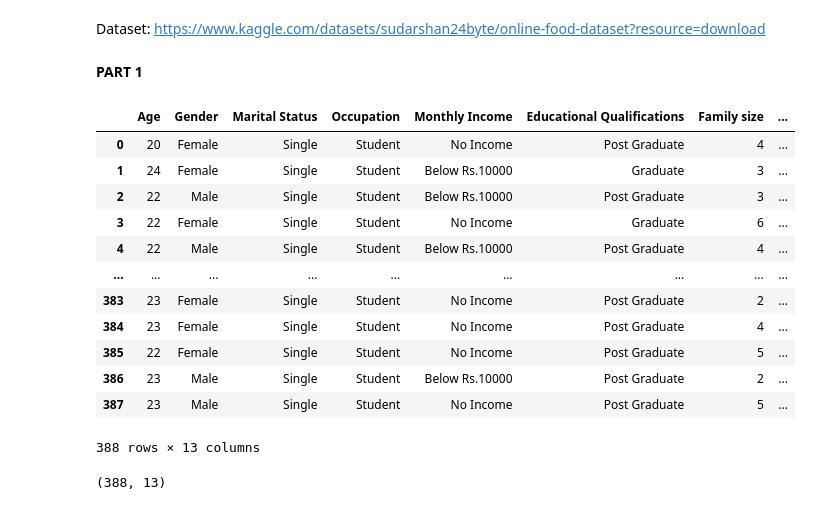
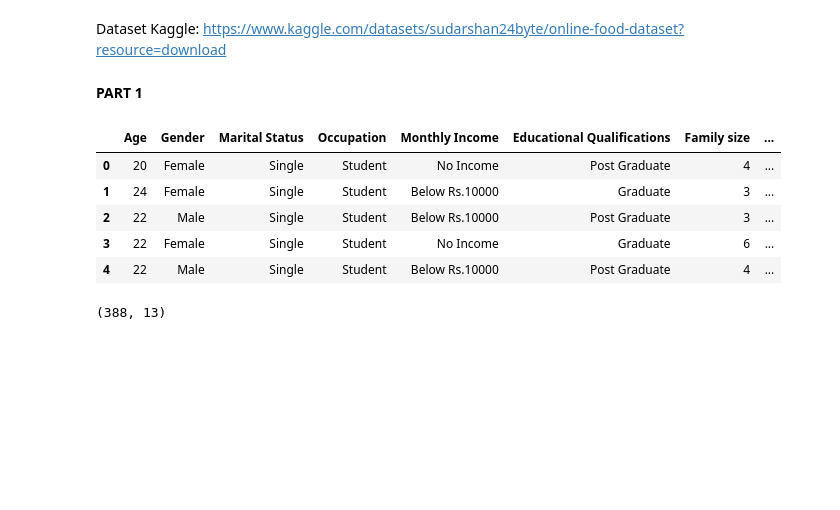
Before and after one commit to yommigold/NPower-Canada-JDA_Group_3, a Jupyter notebook: Group3_Online_Food.ipynb, the cells around one changed output. Drawn from its saved outputs; the diff is of its cells as text; code cells hidden in the pictures; blank space fills up the shorter version.

Commit message:
Added github data filepath

```diff
--- a/Group3_Online_Food.ipynb
+++ b/Group3_Online_Food.ipynb
@@ -1,7 +1,7 @@
 # %% [markdown]
 <a href="https://colab.research.google.com/github/yommigold/NPower-Canada-JDA_Group_3/blob/main/Group3_Online_Food.ipynb" target="_parent"><img src="https://colab.research.google.com/assets/colab-badge.svg" alt="Open In Colab"/></a>
 # %% [markdown]
-Dataset: https://www.kaggle.com/datasets/sudarshan24byte/online-food-dataset?resource=download
+Dataset Kaggle: https://www.kaggle.com/datasets/sudarshan24byte/online-food-dataset?resource=download
 # %% [markdown]
 **PART 1**
 # %%
@@ -11,25 +11,20 @@ import matplotlib.pyplot as plt
 import seaborn as sns
 import plotly.graph_objects as go
 from ctypes import alignment
-# %%
-# Load the data
-# filepath ='https://www.kaggle.com/datasets/sudarshan24byte/online-food-dataset?resource=download'
-food_data = pd.read_csv('onlinefoods.csv')
-food_data
-# %% [output]
-|  | Age | Gender | Marital Status | Occupation | Monthly Income | Educational Qualifications | Family size | ... |
-| 0 | 20 | Female | Single | Student | No Income | Post Graduate | 4 | ... |
-| 1 | 24 | Female | Single | Student | Below Rs.10000 | Graduate | 3 | ... |
-| 2 | 22 | Male | Single | Student | Below Rs.10000 | Post Graduate | 3 | ... |
-| 3 | 22 | Female | Single | Student | No Income | Graduate | 6 | ... |
-| 4 | 22 | Male | Single | Student | Below Rs.10000 | Post Graduate | 4 | ... |
-| ... | ... | ... | ... | ... | ... | ... | ... | ... |
-| 383 | 23 | Female | Single | Student | No Income | Post Graduate | 2 | ... |
-| 384 | 23 | Female | Single | Student | No Income | Post Graduate | 4 | ... |
-| 385 | 22 | Female | Single | Student | No Income | Post Graduate | 5 | ... |
-| 386 | 23 | Male | Single | Student | Below Rs.10000 | Post Graduate | 2 | ... |
-| 387 | 23 | Male | Single | Student | No Income | Post Graduate | 5 | ... |
-388 rows × 13 columns
+# %%
+# Load the data
+
+# URL of the raw CSV file on GitHub
+filepath ='https://raw.githubusercontent.com/yommigold/NPower-Canada-JDA_Group_3/main/onlinefoods.csv'
+food_data = pd.read_csv(filepath)
+food_data.head()
+# %% [output]
+|  | Age | Gender | Marital Status | Occupation | Monthly Income | Educational Qualifications | Family size | ... |
+| 0 | 20 | Female | Single | Student | No Income | Post Graduate | 4 | ... |
+| 1 | 24 | Female | Single | Student | Below Rs.10000 | Graduate | 3 | ... |
+| 2 | 22 | Male | Single | Student | Below Rs.10000 | Post Graduate | 3 | ... |
+| 3 | 22 | Female | Single | Student | No Income | Graduate | 6 | ... |
+| 4 | 22 | Male | Single | Student | Below Rs.10000 | Post Graduate | 4 | ... |
 # %%
 # No of rows and columns in the dataset
 food_data.shape
```
